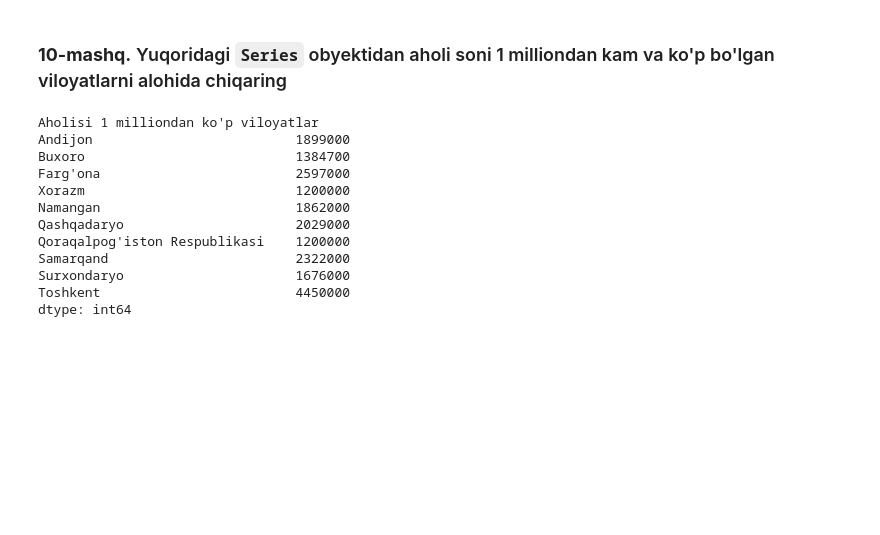
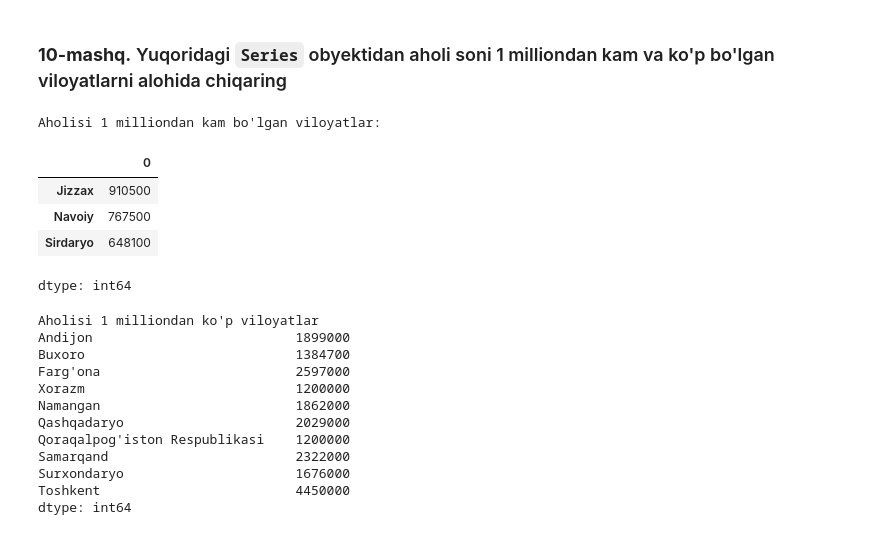
Before and after one commit to marufjon1991mike-gif/data-science-practice, a Jupyter notebook: Copy_of_DS_pandas_1_amaliyot_df.ipynb, the cells around one changed output. Saved outputs shown, nothing was run; the diff lists cells and outputs as text; code cells hidden in the pictures; blank space fills up the shorter version.

```diff
--- a/Copy_of_DS_pandas_1_amaliyot_df.ipynb
+++ b/Copy_of_DS_pandas_1_amaliyot_df.ipynb
@@ -199,3 +221,14 @@ dtype: int64
+# %%
+# Javobni shuyerga yozing
+print('Aholisi 1 milliondan kam bo\'lgan viloyatlar: ')
+obj2[obj2.values<1000000]
+# %% [output]
+Aholisi 1 milliondan kam bo'lgan viloyatlar:
+|  | 0 |
+| Jizzax | 910500 |
+| Navoiy | 767500 |
+| Sirdaryo | 648100 |
+dtype: int64
 # %%
 # @title **To'g'ri javob**
 print("Aholisi 1 milliondan ko'p viloyatlar")
```
Also changed, not shown: parts of 3 cells of this notebook.
